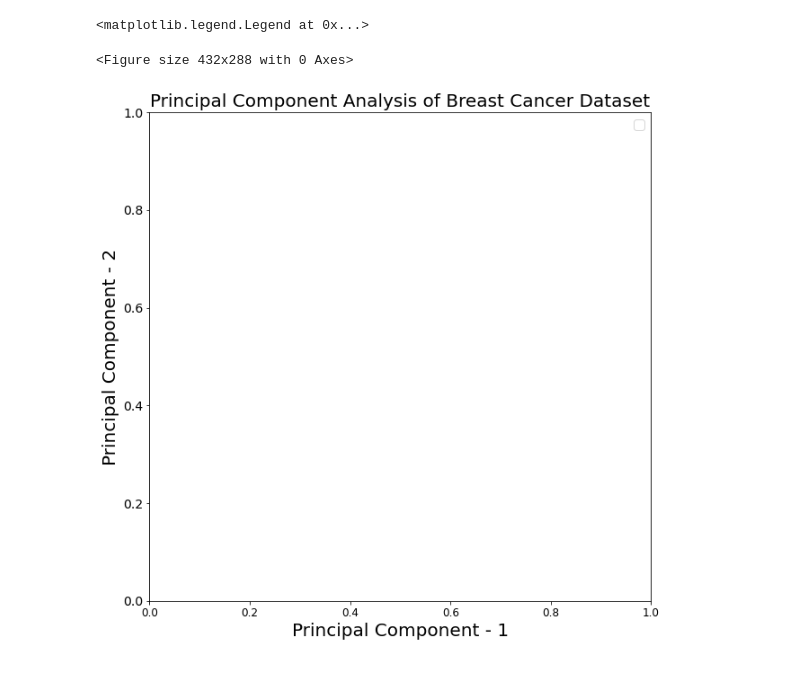
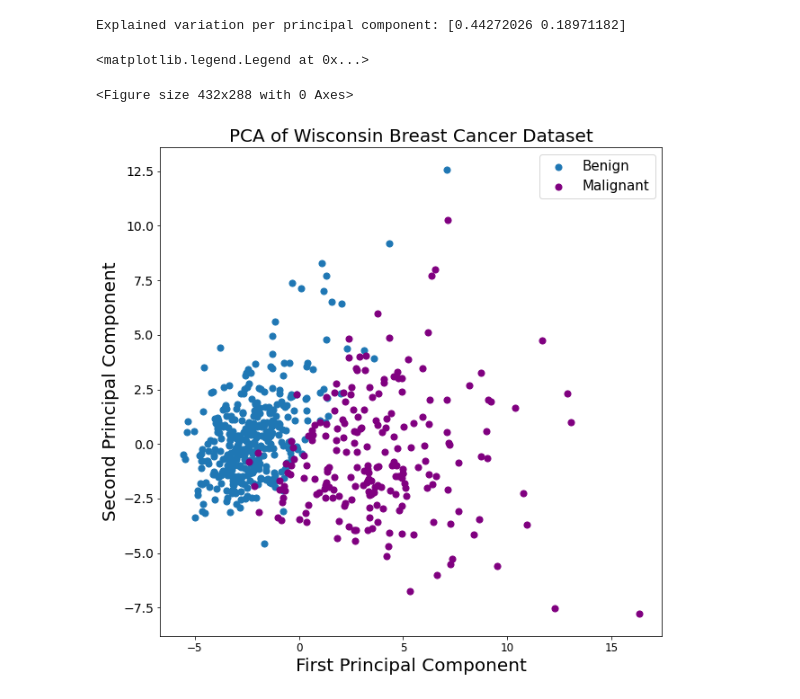
Before and after one commit to sprice134/MQP-2023, a Jupyter notebook: Code/Data_Analysis/PCA.ipynb, the cells around one changed output. Cells and saved outputs as stored; diff of their text form; code cells hidden in the pictures.

```diff
--- a/Code/Data_Analysis/PCA.ipynb
+++ b/Code/Data_Analysis/PCA.ipynb
@@ -13,6 +13,4 @@ cols = ['ID', 'Diagnosis', 'radius', 'texture', 'perimeter', 'area', 'smoothness
 df = pd.read_csv('../../Wisconsin_Database/wdbc.data', header=None)
 df.columns = cols
 df['Diagnosis'] = df['Diagnosis'].map(
-                   {'M':1 ,'B':0})
-print(df.shape)
-print(df)
+                   {'M':'Malignant' ,'B':'Benign'})
@@ -84,20 +17,37 @@ Explained variation per principal component: [0.44272026 0.18971182]
 # %%
+features = cols[2:]
+features_labels = cols[2:]
+features_labels.append('Diagnosis')
+breast_dataset = df[features_labels]
+from sklearn.preprocessing import StandardScaler
+x = breast_dataset.loc[:, features].values
+x = StandardScaler().fit_transform(x) # normalizing the features
+feat_cols = ['feature'+str(i) for i in range(x.shape[1])]
+normalised_breast = pd.DataFrame(x,columns=feat_cols)
+from sklearn.decomposition import PCA
+pca_breast = PCA(n_components=2)
+principalComponents_breast = pca_breast.fit_transform(x)
+principal_breast_Df = pd.DataFrame(data = principalComponents_breast
+             , columns = ['First Principal Component', 'Second Principal Component'])
+
+print('Explained variation per principal component: {}'.format(pca_breast.explained_variance_ratio_))
 plt.figure()
 plt.figure(figsize=(10,10))
 plt.xticks(fontsize=12)
 plt.yticks(fontsize=14)
-plt.xlabel('Principal Component - 1',fontsize=20)
-plt.ylabel('Principal Component - 2',fontsize=20)
-plt.title("Principal Component Analysis of Breast Cancer Dataset",fontsize=20)
-targets = ['0', '1']
-colors = ['r', 'g']
-'''for target, color in zip(targets,colors):
-    indicesToKeep = df['Diagnosis'] == target
-    plt.scatter(principal_breast_Df.loc[indicesToKeep, 'principal component 1']
-               , principal_breast_Df.loc[indicesToKeep, 'principal component 2'], c = color, s = 50)
-'''
+plt.xlabel('First Principal Component',fontsize=20)
+plt.ylabel('Second Principal Component',fontsize=20)
+plt.title("PCA of Wisconsin Breast Cancer Dataset",fontsize=20)
+targets = ['Benign', 'Malignant']
+colors = ['#1f77b4', 'purple']
+for target, color in zip(targets,colors):
+    indicesToKeep = breast_dataset['Diagnosis'] == target
+    plt.scatter(principal_breast_Df.loc[indicesToKeep, 'First Principal Component']
+               , principal_breast_Df.loc[indicesToKeep, 'Second Principal Component'], c = color, s = 50)
+
 plt.legend(targets,prop={'size': 15})
 # %% [output]
-<matplotlib.legend.Legend at 0x...>
+Explained variation per principal component: [0.44272026 0.18971182]
-<Figure size 432x288 with 0 Axes>
+<matplotlib.legend.Legend at 0x...>
+<Figure size 432x288 with 0 Axes>
-[figure, old version]
+[figure, new version]
```
Also changed, not shown: parts of 3 cells of this notebook, 4 other files.
